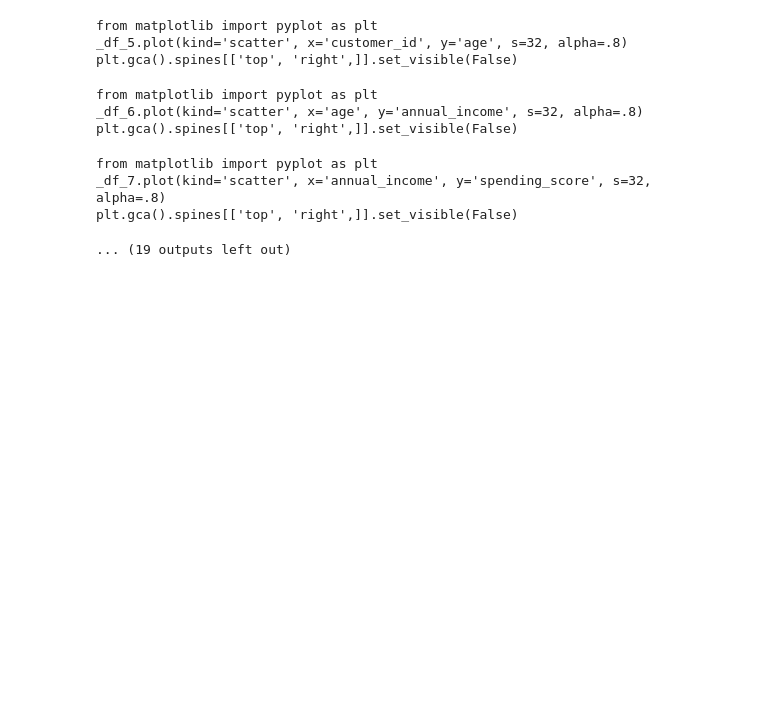
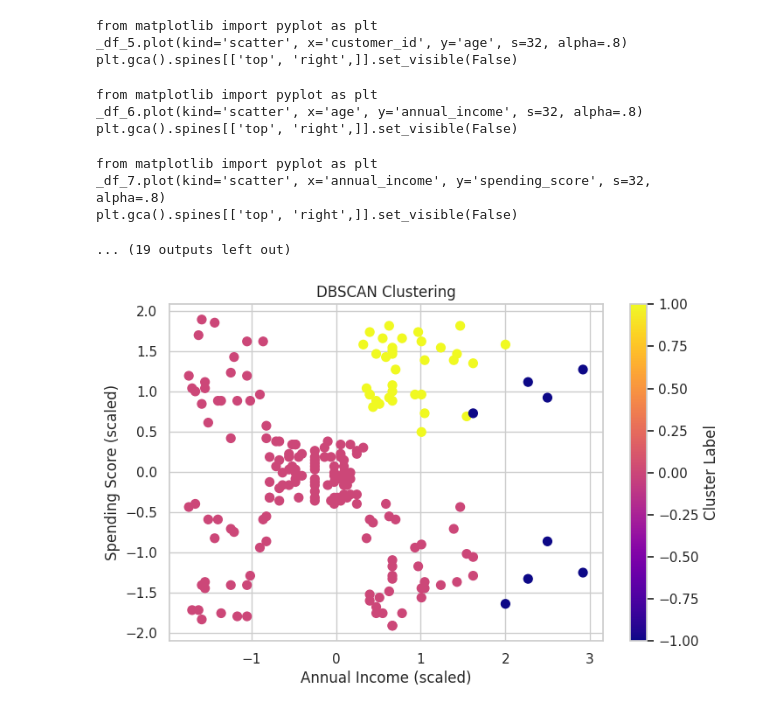
Before and after one commit to MahimaPidikiti/ML-Session, a Jupyter notebook: MDS.ipynb, the cells around one changed output. Cells and saved outputs as stored; diff of their text form; code cells hidden in the pictures; blank space fills up the shorter version.

```diff
--- a/MDS.ipynb
+++ b/MDS.ipynb
@@ -125,3 +125,23 @@ from matplotlib import pyplot as plt
 _df_7.plot(kind='scatter', x='annual_income', y='spending_score', s=32, alpha=.8)
 plt.gca().spines[['top', 'right',]].set_visible(False)
 ... (19 outputs left out)
+# %%
+from sklearn.cluster import DBSCAN
+from sklearn.preprocessing import StandardScaler
+
+scaler = StandardScaler()
+X_scaled = scaler.fit_transform(X)
+
+dbscan = DBSCAN(eps=0.5, min_samples=5)
+labels = dbscan.fit_predict(X_scaled)
+
+# Plotting the clusters
+plt.figure(figsize=(8, 5))
+plt.scatter(X_scaled[:, 0], X_scaled[:, 1], c=labels, cmap='plasma', s=50)
+plt.xlabel('Annual Income (scaled)')
+plt.ylabel('Spending Score (scaled)')
+plt.title('DBSCAN Clustering')
+plt.colorbar(label='Cluster Label')
+plt.show()
+# %% [output]
+[figure, added]
```
